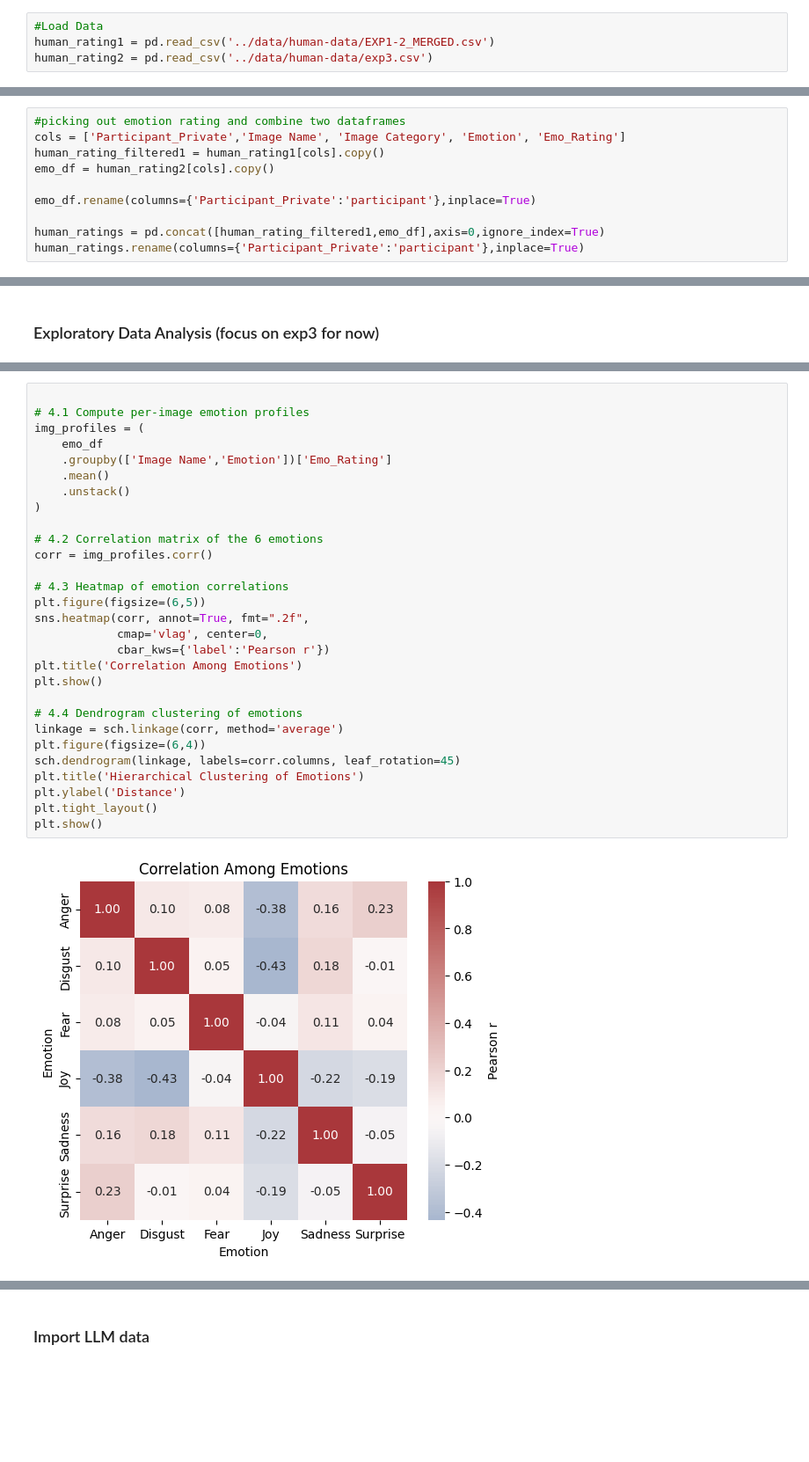
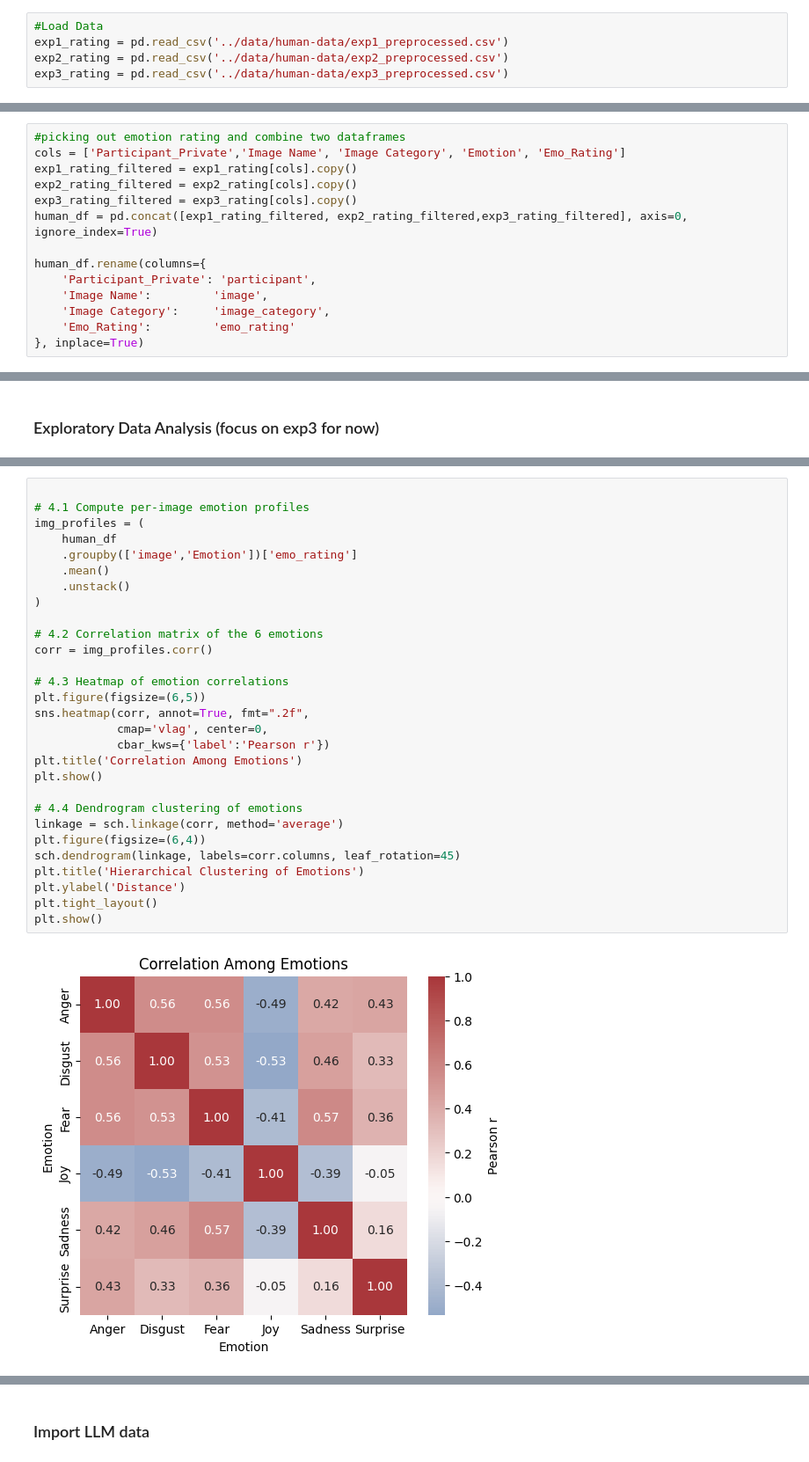
Before and after one commit to stelladongjz/emotion-art, a Jupyter notebook: analysis/human_and_LLM_ratings_EDA.ipynb, the cells around one changed output, grey strips where cells are left out. Shown: that part at 88% size. Saved outputs shown, nothing was run; the diff lists cells and outputs as text; blank space fills up the shorter version.

```diff
--- a/analysis/human_and_LLM_ratings_EDA.ipynb
+++ b/analysis/human_and_LLM_ratings_EDA.ipynb
@@ -11,5 +11,6 @@ import scipy.cluster.hierarchy as sch
 from pathlib import Path
 # %%
 #Load Data
-human_rating1 = pd.read_csv('../data/human-data/EXP1-2_MERGED.csv')
-human_rating2 = pd.read_csv('../data/human-data/exp3.csv')
+exp1_rating = pd.read_csv('../data/human-data/exp1_preprocessed.csv')
+exp2_rating = pd.read_csv('../data/human-data/exp2_preprocessed.csv')
+exp3_rating = pd.read_csv('../data/human-data/exp3_preprocessed.csv')
@@ -32,10 +17,14 @@ emo_df
 # %%
 #picking out emotion rating and combine two dataframes
 cols = ['Participant_Private','Image Name', 'Image Category', 'Emotion', 'Emo_Rating']
-human_rating_filtered1 = human_rating1[cols].copy()
-emo_df = human_rating2[cols].copy()
+exp1_rating_filtered = exp1_rating[cols].copy()
+exp2_rating_filtered = exp2_rating[cols].copy()
+exp3_rating_filtered = exp3_rating[cols].copy()
+human_df = pd.concat([exp1_rating_filtered, exp2_rating_filtered,exp3_rating_filtered], axis=0, ignore_index=True)
 
-emo_df.rename(columns={'Participant_Private':'participant'},inplace=True)
-
-human_ratings = pd.concat([human_rating_filtered1,emo_df],axis=0,ignore_index=True)
-human_ratings.rename(columns={'Participant_Private':'participant'},inplace=True)
+human_df.rename(columns={
+    'Participant_Private': 'participant',
+    'Image Name':         'image',
+    'Image Category':     'image_category',
+    'Emo_Rating':         'emo_rating'
+}, inplace=True)
@@ -106,31 +116,31 @@ corr
 # %%
 
 # 4.1 Compute per-image emotion profiles
 img_profiles = (
-    emo_df
-    .groupby(['Image Name','Emotion'])['Emo_Rating']
+    human_df
+    .groupby(['image','Emotion'])['emo_rating']
     .mean()
     .unstack()
 )
 
 # 4.2 Correlation matrix of the 6 emotions
 corr = img_profiles.corr()
 
 # 4.3 Heatmap of emotion correlations
 plt.figure(figsize=(6,5))
 sns.heatmap(corr, annot=True, fmt=".2f",
             cmap='vlag', center=0,
             cbar_kws={'label':'Pearson r'})
 plt.title('Correlation Among Emotions')
 plt.show()
 
 # 4.4 Dendrogram clustering of emotions
 linkage = sch.linkage(corr, method='average')
 plt.figure(figsize=(6,4))
 sch.dendrogram(linkage, labels=corr.columns, leaf_rotation=45)
 plt.title('Hierarchical Clustering of Emotions')
 plt.ylabel('Distance')
 plt.tight_layout()
 plt.show()
 # %% [output]
-[figure, old version]
+[figure, new version]
```
Also changed, not shown: parts of 17 cells of this notebook.
